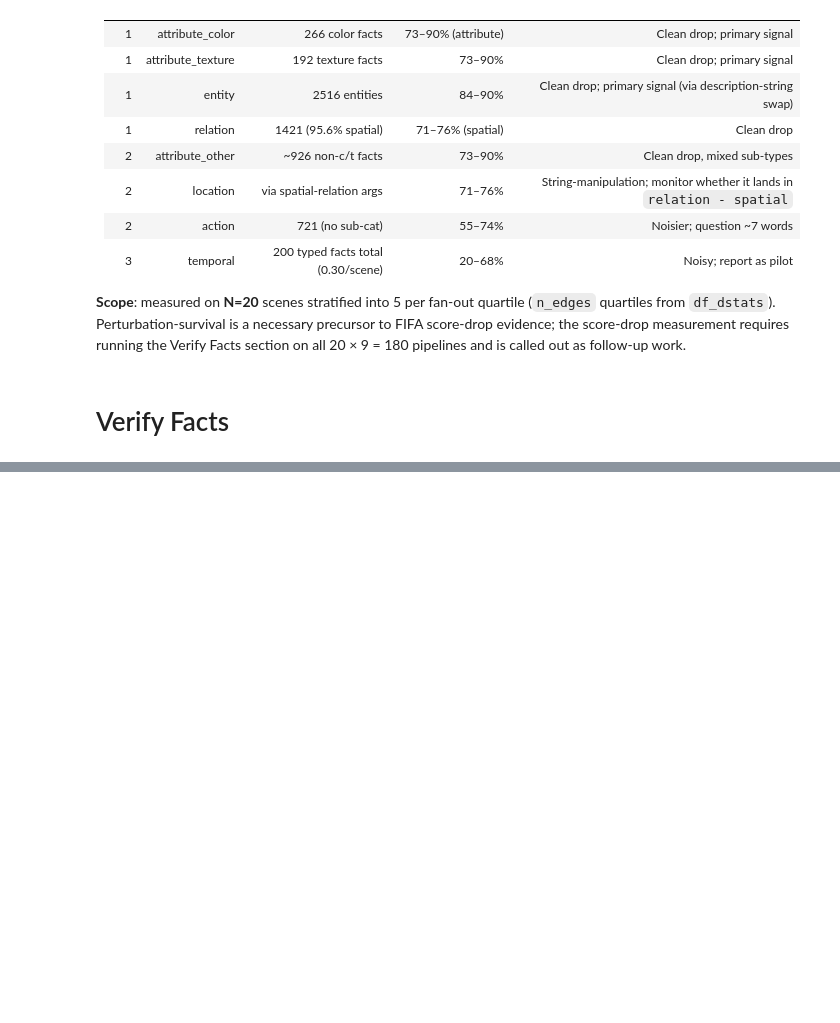
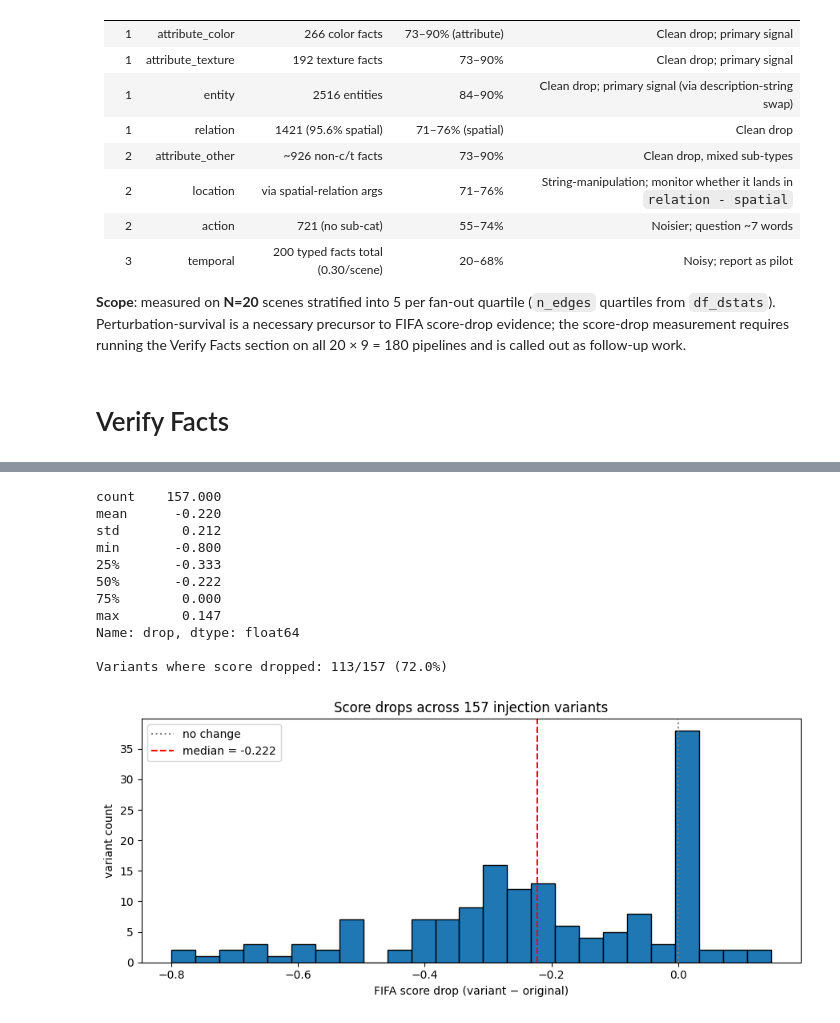
Before and after one commit to PadPatil/FIFA-Faithfulnes-Evaluation, a Jupyter notebook: bbc-faithful-eval/CSED504_Faithful_Cuts.ipynb, the cells around one changed output, grey strips where cells are left out. Drawn from its saved outputs; the diff is of its cells as text; code cells hidden in the pictures; blank space fills up the shorter version.

```diff
--- a/bbc-faithful-eval/CSED504_Faithful_Cuts.ipynb
+++ b/bbc-faithful-eval/CSED504_Faithful_Cuts.ipynb
@@ -2285,0 +2362,13 @@ Yes, there are three bottles in the video.
+# %%
+from transformers import Glm4vForConditionalGeneration, AutoProcessor
+
+VQA_MODEL_ID = "zai-org/GLM-4.6V-Flash"
+
+vqa_processor = AutoProcessor.from_pretrained(VQA_MODEL_ID)
+vqa_model = Glm4vForConditionalGeneration.from_pretrained(
+    VQA_MODEL_ID,
+    torch_dtype="auto",
+    device_map="auto",
+)
+vqa_model.eval()
+print(f"Loaded {VQA_MODEL_ID}")
@@ -2487,0 +2673,40 @@ Variants whose injected error never reached the fact set are untestable by FIFA;
+# %%
+originals = (
+    df_verify_injections[df_verify_injections["variant"] == "original"]
+    [["video_id", "scene_id", "score_transitive"]]
+    .rename(columns={"score_transitive": "score_original"})
+)
+variants_scored = df_verify_injections[df_verify_injections["variant"] != "original"].copy()
+
+df_drops = variants_scored.merge(originals, on=["video_id", "scene_id"], how="inner")
+df_drops["drop"] = df_drops["score_transitive"] - df_drops["score_original"]
+
+print(df_drops["drop"].describe().round(3))
+n_negative = int((df_drops["drop"] < 0).sum())
+n_total = len(df_drops)
+print(f"\nVariants where score dropped: {n_negative}/{n_total} ({n_negative / n_total:.1%})")
+
+plt.figure(figsize=(9, 4))
+plt.hist(df_drops["drop"], bins=25, edgecolor="black")
+plt.axvline(0, color="grey", linestyle=":", label="no change")
+plt.axvline(df_drops["drop"].median(), color="red", linestyle="--",
+            label=f"median = {df_drops['drop'].median():+.3f}")
+plt.xlabel("FIFA score drop (variant − original)")
+plt.ylabel("variant count")
+plt.title(f"Score drops across {len(df_drops)} injection variants")
+plt.legend()
+plt.tight_layout()
+plt.show()
+# %% [output]
+count    157.000
+mean      -0.220
+std        0.212
+min       -0.800
+25%       -0.333
+50%       -0.222
+75%        0.000
+max        0.147
+Name: drop, dtype: float64
+
+Variants where score dropped: 113/157 (72.0%)
+[figure, added]
```
Also changed, not shown: parts of 24 cells of this notebook.
